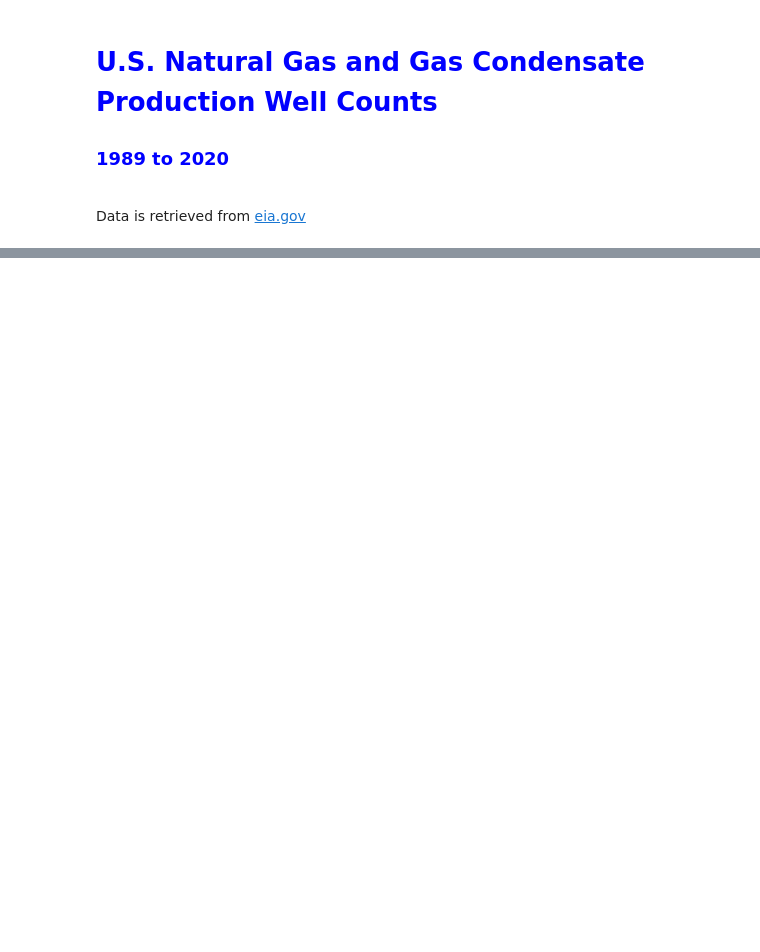
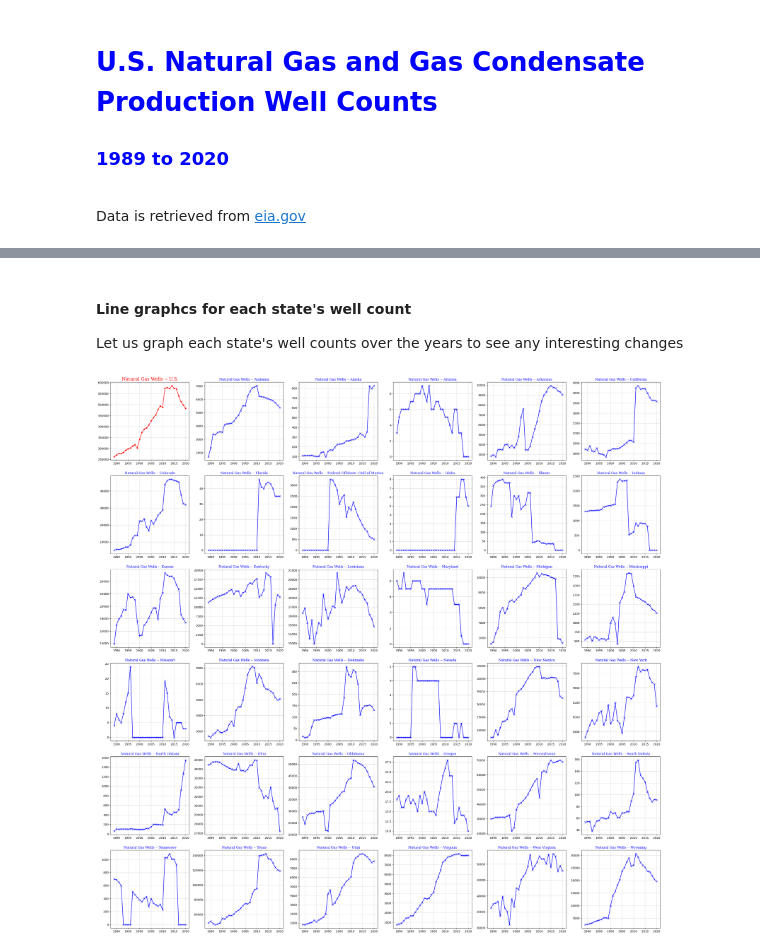
Before and after one commit to frostydots/jupyter, a Jupyter notebook: naturalgas_production_1989-2020.ipynb, the cells around one changed output, grey strips where cells are left out. Drawn from its saved outputs; the diff is of its cells as text; code cells hidden in the pictures; blank space fills up the shorter version.

```diff
--- a/naturalgas_production_1989-2020.ipynb
+++ b/naturalgas_production_1989-2020.ipynb
@@ -31,13 +20,0 @@ df[df.columns[0:]] = df[df.columns[0:]].apply(lambda x: x.astype(int) )
-# %%
-x = df['Date'].copy()
-label_font = {'family':'serif', 'color': 'darkgray', 'size': 10}
-title_font = {'family' : 'serif', 'color' : 'blue', 'size' : 16}
-
-for c in df.columns[1:]:
-    y = df[c].copy()
-    plt.plot(x, y, marker = '*')
-    plt.xlabel('Date', fontdict = label_font)
-    plt.ylabel('Count of Wells', fontdict = label_font)
-    plt.title(f"Natural Gas Wells -- {c}", fontdict = title_font)
-    plt.grid(color='gray', linestyle = ':', linewidth=0.65)
-    plt.show()
@@ -60,3 +34,33 @@ data = df.copy()
+# %% [markdown]
+<h4>Line graphcs for each state's well count</h4>
+<p>Let us graph each state's well counts over the years to see any interesting changes</p>
+# %%
+x = df['Date'].copy()
+label_font = {'family':'serif', 'color': 'darkgray', 'size': 10}
+title_font = {'family' : 'serif', 'color' : 'blue', 'size' : 12}
+
+i_x = 0  # column-wise, or along x-axis
+i_y = 0  # row-wise, or along y-axis
+fig, ax = plt.subplots(6, 6, figsize=(35,35))
+
+for c in df.columns[1:]:
+    y = df[c].copy()
+    if c == 'U.S.':
+        ax[i_y, i_x].plot(x, y, color='red', marker='*', linewidth=1.5)
+        ax[i_y, i_x].set_title(f"Natural Gas Wells -- {c}", fontdict = {'family' : 'serif', 'color' : 'red', 'size' : 16})
+        ax[i_y, i_x].grid(color='gray', linestyle = ':', linewidth=0.65)
+    else:
+        ax[i_y, i_x].plot(x, y, color='blue', marker='x')
+        ax[i_y, i_x].set_title(f"Natural Gas Wells -- {c}", fontdict = title_font)
+        ax[i_y, i_x].grid(color='gray', linestyle = ':', linewidth=0.65)
+    if i_x < 5:
+        i_x+=1
+    else:
+        i_x = 0
+        i_y+=1
+plt.show()
+# %% [output]
+[figure, added]
 # %%
 for c in df.columns[2:]:
     df[c] = df[c] / df['U.S.'] * 100
```
Also changed, not shown: parts of 6 cells of this notebook.
